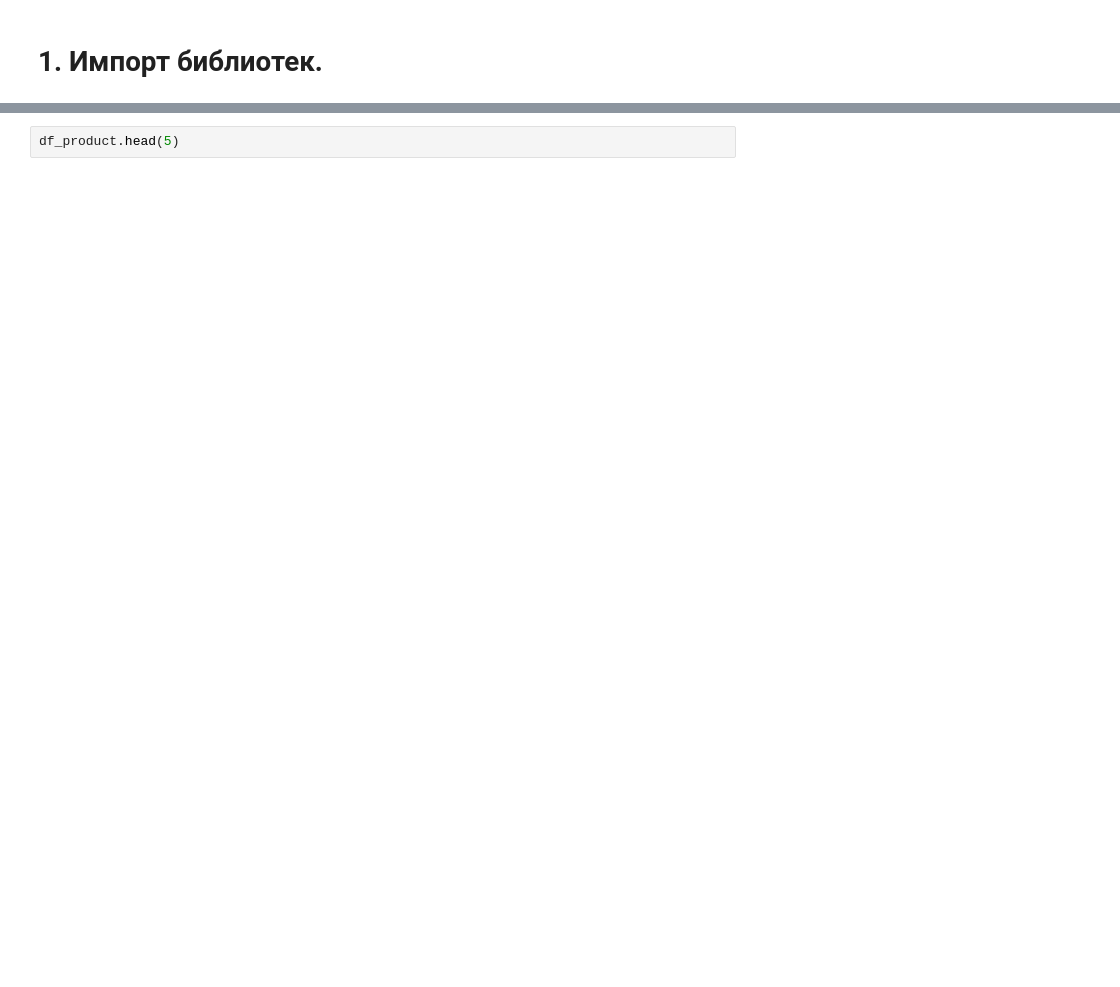
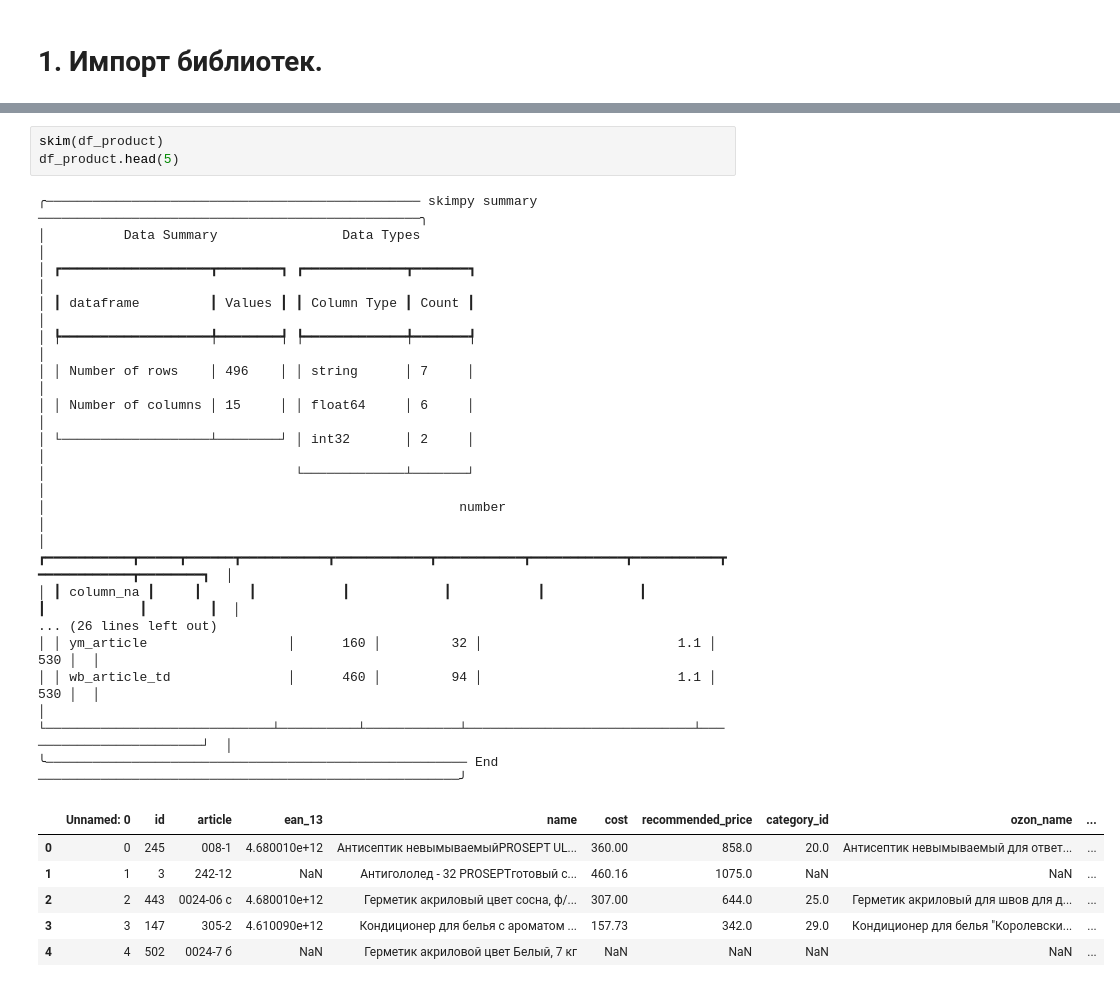
Before and after one commit to Point-return/Point-return-DS, a Jupyter notebook: experiments/hakaton_matching_27_11_2023_Евгений_2.ipynb, the cells around one changed output, grey strips where cells are left out. Cells and saved outputs as stored; diff of their text form; blank space fills up the shorter version.

```diff
--- a/experiments/hakaton_matching_27_11_2023_Евгений_2.ipynb
+++ b/experiments/hakaton_matching_27_11_2023_Евгений_2.ipynb
@@ -34,3 +79,28 @@ df_dealerprice.sample(5)
 # %%
+skim(df_product)
 df_product.head(5)
+# %% [output]
+╭──────────────────────────────────────────────── skimpy summary ─────────────────────────────────────────────────╮
+│          Data Summary                Data Types                                                                 │
+│ ┏━━━━━━━━━━━━━━━━━━━┳━━━━━━━━┓ ┏━━━━━━━━━━━━━┳━━━━━━━┓                                                          │
+│ ┃ dataframe         ┃ Values ┃ ┃ Column Type ┃ Count ┃                                                          │
+│ ┡━━━━━━━━━━━━━━━━━━━╇━━━━━━━━┩ ┡━━━━━━━━━━━━━╇━━━━━━━┩                                                          │
+│ │ Number of rows    │ 496    │ │ string      │ 7     │                                                          │
+│ │ Number of columns │ 15     │ │ float64     │ 6     │                                                          │
+│ └───────────────────┴────────┘ │ int32       │ 2     │                                                          │
+│                                └─────────────┴───────┘                                                          │
+│                                                     number                                                      │
+│ ┏━━━━━━━━━━━┳━━━━━┳━━━━━━┳━━━━━━━━━━━┳━━━━━━━━━━━━┳━━━━━━━━━━━┳━━━━━━━━━━━━┳━━━━━━━━━━━┳━━━━━━━━━━━━┳━━━━━━━━┓  │
+│ ┃ column_na ┃     ┃      ┃           ┃            ┃           ┃            ┃           ┃            ┃        ┃  │
+... (26 lines left out)
+│ │ ym_article                  │      160 │         32 │                         1.1 │                    530 │  │
+│ │ wb_article_td               │      460 │         94 │                         1.1 │                    530 │  │
+│ └─────────────────────────────┴──────────┴────────────┴─────────────────────────────┴────────────────────────┘  │
+╰────────────────────────────────────────────────────── End ──────────────────────────────────────────────────────╯
+|  | Unnamed: 0 | id | article | ean_13 | name | cost | recommended_price | category_id | ozon_name | ... |
+| 0 | 0 | 245 | 008-1 | 4.680010e+12 | Антисептик невымываемыйPROSEPT UL... | 360.00 | 858.0 | 20.0 | Антисептик невымываемый для ответ... | ... |
+| 1 | 1 | 3 | 242-12 | NaN | Антигололед - 32 PROSEPTготовый с... | 460.16 | 1075.0 | NaN | NaN | ... |
+| 2 | 2 | 443 | 0024-06 с | 4.680010e+12 | Герметик акриловый цвет сосна, ф/... | 307.00 | 644.0 | 25.0 | Герметик акриловый для швов для д... | ... |
+| 3 | 3 | 147 | 305-2 | 4.610090e+12 | Кондиционер для белья с ароматом ... | 157.73 | 342.0 | 29.0 | Кондиционер для белья "Королевски... | ... |
+| 4 | 4 | 502 | 0024-7 б | NaN | Герметик акриловой цвет Белый, 7 кг | NaN | NaN | NaN | NaN | ... |
 # %%
```
Also changed, not shown: parts of 20 cells of this notebook.
